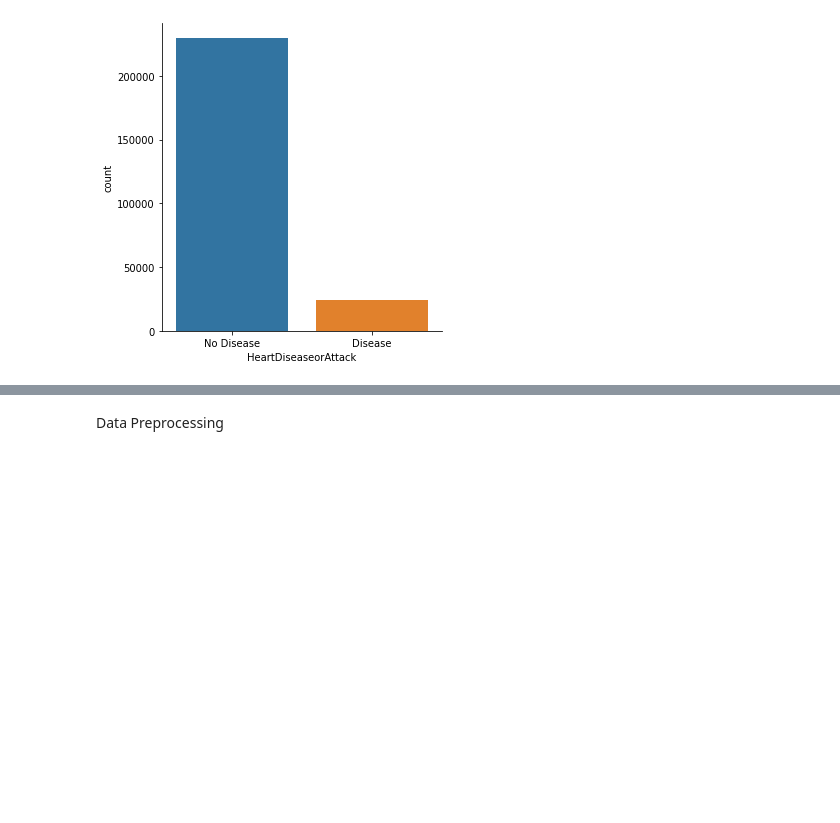
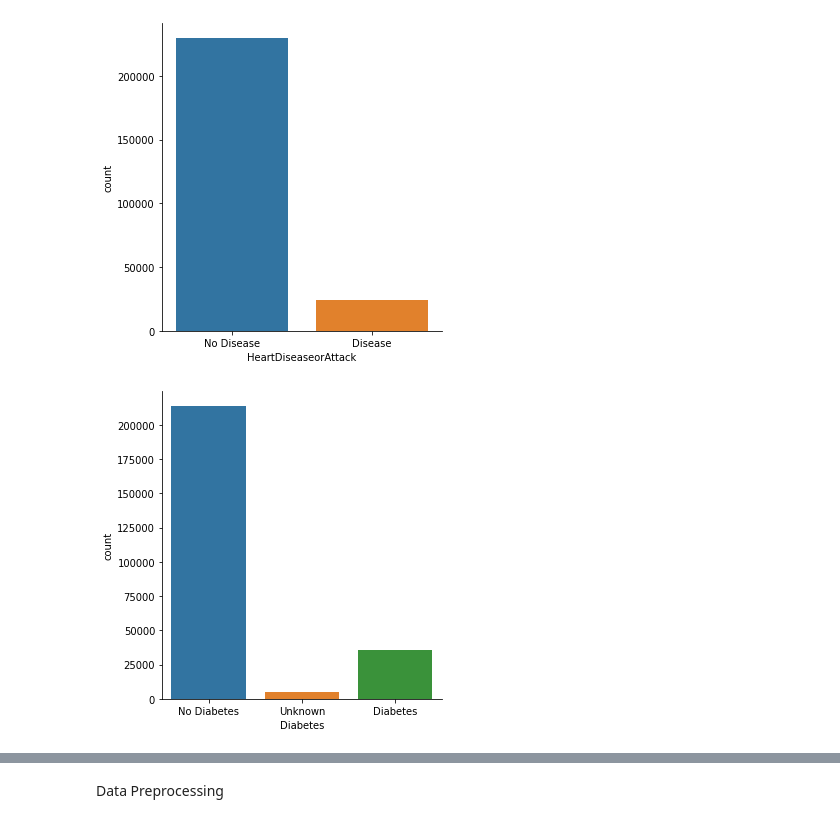
Before and after one commit to LateefFahd/GROUP-1-PROJECT, a Jupyter notebook: Heart_Disease.ipynb, the cells around one changed output, grey strips where cells are left out. Cells and saved outputs as stored; diff of their text form; code cells hidden in the pictures; blank space fills up the shorter version.

```diff
--- a/Heart_Disease.ipynb
+++ b/Heart_Disease.ipynb
@@ -82,3 +88,9 @@ plt.xticks([0, 1], ['No Disease', 'Disease'])
 plt.show()
 # %% [output]
 [figure]
+# %%
+sns.catplot(x="Diabetes", kind="count", data=data)
+plt.xticks([0, 1, 2], ['No Diabetes', 'Unknown', 'Diabetes'])
+plt.show()
+# %% [output]
+[figure, added]
```
Also changed, not shown: parts of 18 cells of this notebook.
